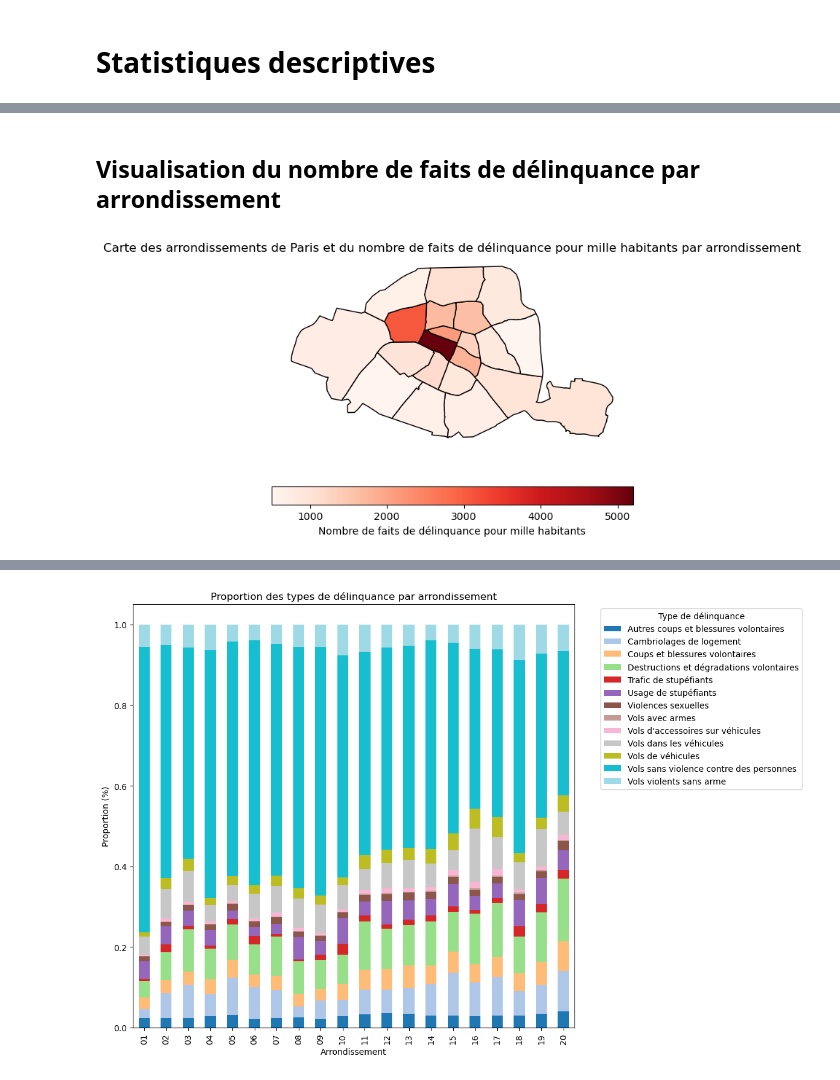
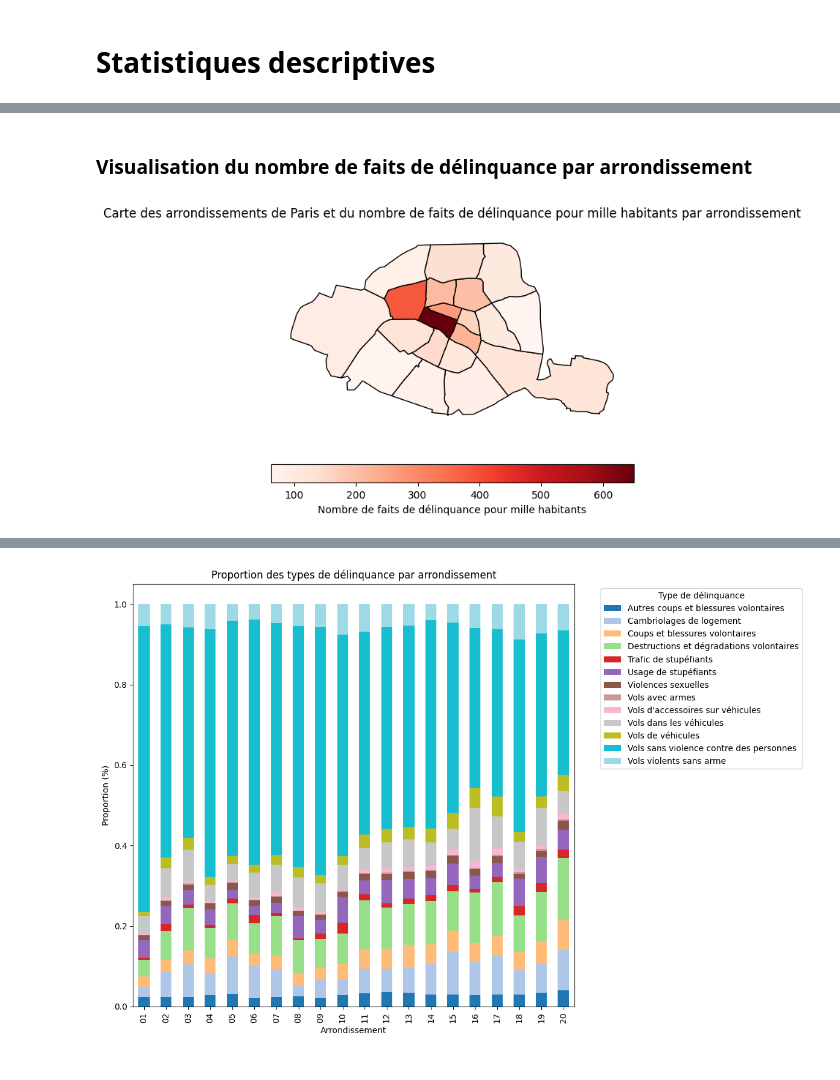
Before and after one commit to Yasmxne/Projet-Python-pour-la-Data-Science, a Jupyter notebook: BaseDélinquance.ipynb, the cells around one changed output, grey strips where cells are left out. Saved outputs shown, nothing was run; the diff lists cells and outputs as text; code cells hidden in the pictures.

Commit message:
Commentaires graph et calcul moyenne annuelle sur la base de délinquance

```diff
--- a/BaseDélinquance.ipynb
+++ b/BaseDélinquance.ipynb
@@ -113,0 +93,10 @@ delinquance_par_arrondissement
+# %%
+# Groupement par arrondissement et année, et somme des faits de délinquance
+# La variable "tauxpourmille" donne le nombre de faits de délinquance pour mille habitants
+delinquance_par_arrondissement = df_delinquance.groupby(['arrondissement', 'annee'], as_index=False)['tauxpourmille'].sum()
+
+# Calcul d'une moyenne annuelle par arrondissement
+delinquance_par_arrondissement = delinquance_par_arrondissement.groupby('arrondissement', as_index=False)['tauxpourmille'].mean()  # Moyenne annuelle par arrondissement
+
+delinquance_par_arrondissement.rename(columns={'tauxpourmille': 'moyenne_annuelle'}, inplace=True)
+delinquance_par_arrondissement
@@ -114,38 +121,38 @@ delinquance_par_arrondissement
 # %% [markdown]
-## Visualisation du nombre de faits de délinquance par arrondissement
+### Visualisation du nombre de faits de délinquance par arrondissement
 # %%
 import geopandas as gpd
 import matplotlib.pyplot as plt
 from cartiflette import carti_download
 
 # Importation de la carte des arrondissements de Paris
 arr_borders = carti_download(
     crs=4326,
     values=["75"],
     borders="COMMUNE_ARRONDISSEMENT",
     vectorfile_format="geojson",
     filter_by="DEPARTEMENT",
     source="EXPRESS-COG-CARTO-TERRITOIRE",
     year=2022,
 )
 
 arr_borders = arr_borders.to_crs(2154)
 
 arr_borders['arrondissement'] = arr_borders['INSEE_COG'].str[-2:]
 arr_borders_sorted = arr_borders.sort_values(by='arrondissement')
-arr_borders_sorted['tauxpourmille'] = delinquance_par_arrondissement['tauxpourmille'].values
+arr_borders_sorted['moyenne_annuelle'] = delinquance_par_arrondissement['moyenne_annuelle'].values
 
 carte = arr_borders_sorted.plot(
-    column="tauxpourmille",
+    column="moyenne_annuelle",
     cmap="Reds",
     legend=True,
     edgecolor="black",
     legend_kwds={"label": "Nombre de faits de délinquance pour mille habitants", "orientation": "horizontal"},
 )
 
 carte.set_axis_off()
 carte.set_title("Carte des arrondissements de Paris et du nombre de faits de délinquance pour mille habitants par arrondissement")
 
 plt.show()
 # %% [output]
-[figure, old version]
+[figure, new version]
```
Also changed, not shown: parts of 14 cells of this notebook.
